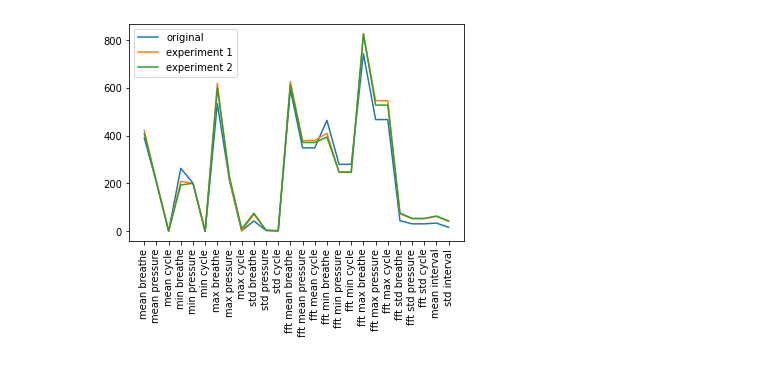
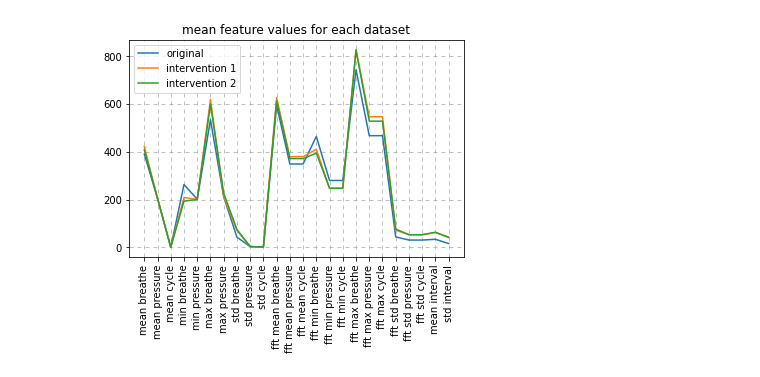
Before and after one commit to jordan-wei-taylor/paws, a Jupyter notebook: eda.ipynb, the cells around one changed output. Cells and saved outputs as stored; diff of their text form; code cells hidden in the pictures.

```diff
--- a/eda.ipynb
+++ b/eda.ipynb
@@ -2,12 +2,15 @@
 from   matplotlib  import pyplot as plt
 
 from   scipy.fft   import fft, ifft
-from   scipy.stats import multivariate_normal
+from   model       import MultiVariateGaussian
 
 import numpy  as np
 import pandas as pd
 
 import os
+
+colors  = plt.rcParams['axes.prop_cycle'].by_key()['color']
+width   = 0.35
 # %%
 # read in the raw data
 data = {}
@@ -58,16 +61,26 @@ Z0, Z1, Z2 = map(np.array, [Z0, Z1, Z2])
 features  = [f'{fun} {feat}' for fun in ['mean', 'min', 'max', 'std'] for feat in ['breathe', 'pressure', 'cycle']]
 features += [f'fft {f}' for f in features]
 features += ['mean interval', 'std interval']
+
+features  = np.array(features)
+
+# min and max cycle values always equal -1 and +1 so delete these non-informative features
+mask      = (features != 'min cycle') & (features != 'max cycle')
+
+Z0, Z1, Z2 = [Z[:,mask] for Z in [Z0, Z1, Z2]]
+features   = features[mask]
 # %%
 # visualise mean feature values across participants to see if there is a visual difference
-labels = ['original', 'experiment 1', 'experiment 2']
+labels = ['original', 'intervention 1', 'intervention 2']
 
 for Z, label in zip([Z0, Z1, Z2], labels):
     plt.plot(Z.mean(axis = 0), label = label)
 
 plt.xticks(range(len(features)), features, rotation = 90)
 
 plt.legend()
+plt.grid(ls = (0, (5, 5)))
+plt.title('mean feature values for each dataset')
 plt.show()
 # %% [output]
-[figure, old version]
+[figure, new version]
```
Also changed, not shown: parts of 5 cells of this notebook, 4 other files.
